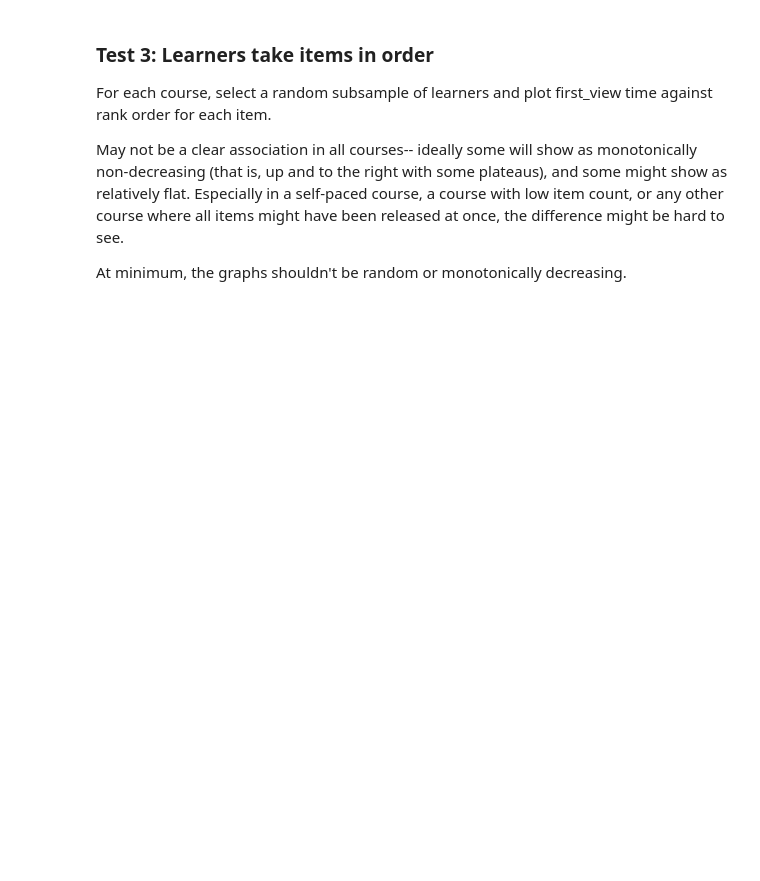
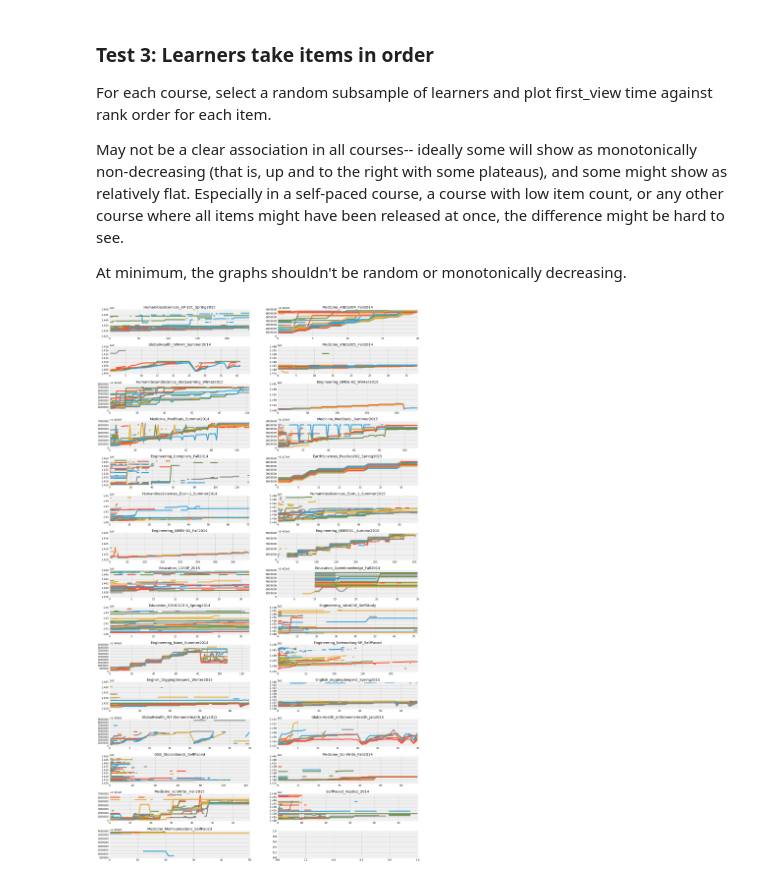
Before and after one commit to atkindel/MOOCs-src, a Jupyter notebook: MOOC-IRT Descriptive Analysis.ipynb, the cells around one changed output. Cells and saved outputs as stored; diff of their text form; code cells hidden in the pictures; blank space fills up the shorter version.

Commit message:
Add executed run on 29 courses

```diff
--- a/MOOC-IRT Descriptive Analysis.ipynb
+++ b/MOOC-IRT Descriptive Analysis.ipynb
@@ -122,30 +142,32 @@ At minimum, the graphs shouldn't be random or monotonically decreasing.
 # %%
 # Set up plots
 cols = 2
 fig, axes = plt.subplots(nrows=(len(courses)+1)/cols, ncols=cols)
 fig.set_figheight(40)
 fig.set_figwidth(20)
 plt.subplots_adjust(hspace=0.4, wspace=0.2)
 
 # Define sample size and rng seed
 sample_size = 50
 sample_seed = 0
 
 for idx, course in enumerate(courses):
     # Derive item rank
     item_metadata = pd.read_csv(data_dir + "/raws/%s_ProblemMetadata.csv" % course, index_col = 0)
     rank = {}
     for idxb, item in enumerate(item_metadata.index):
         rank[item] = idxb
     item_metadata['total_order'] = pd.Series(rank, item_metadata.index)
 
     # Order view times by item rank
     fv_sample = data[course]['first_view'].sample(n=sample_size, random_state=sample_seed)
     fv_sample.rename(columns=lambda x: rank[x[-36:-4]], inplace=True)
     fv_sample.sort_index(axis=1, inplace=True)
 
     # Plot each learner
     for i in range(sample_size):
         row = fv_sample.iloc[i]
         row.plot(ax=axes[idx/2,int(idx%2!=0)])
-        axes[idx/2,int(idx%2==0)].set_title(course)
+        axes[idx/2,int(idx%2!=0)].set_title(course)
+# %% [output]
+[figure, added]
```
Also changed, not shown: parts of 2 cells of this notebook.
